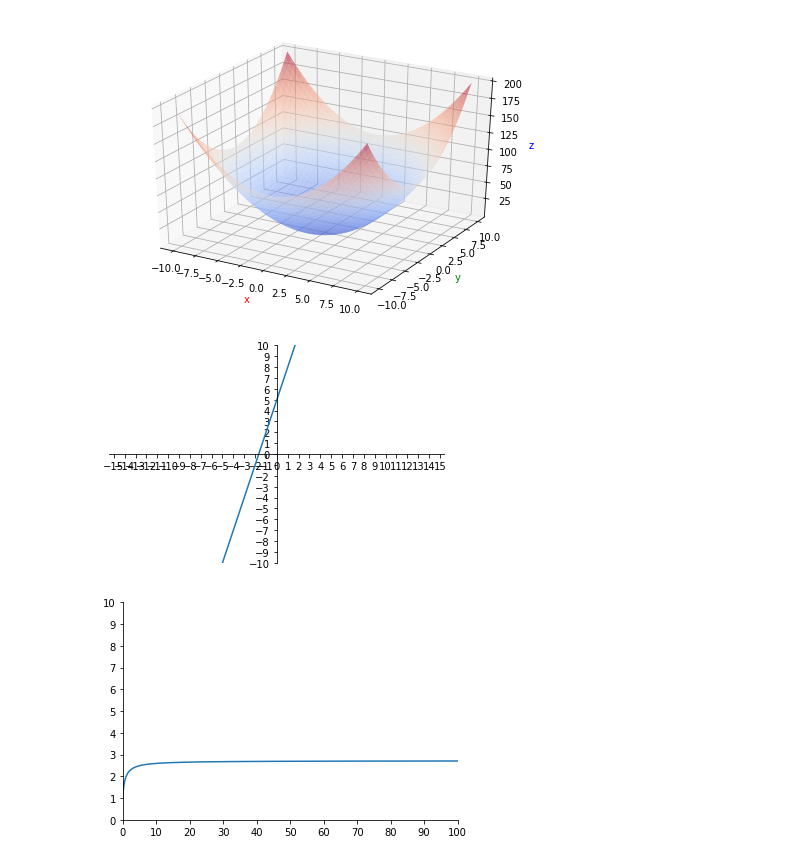
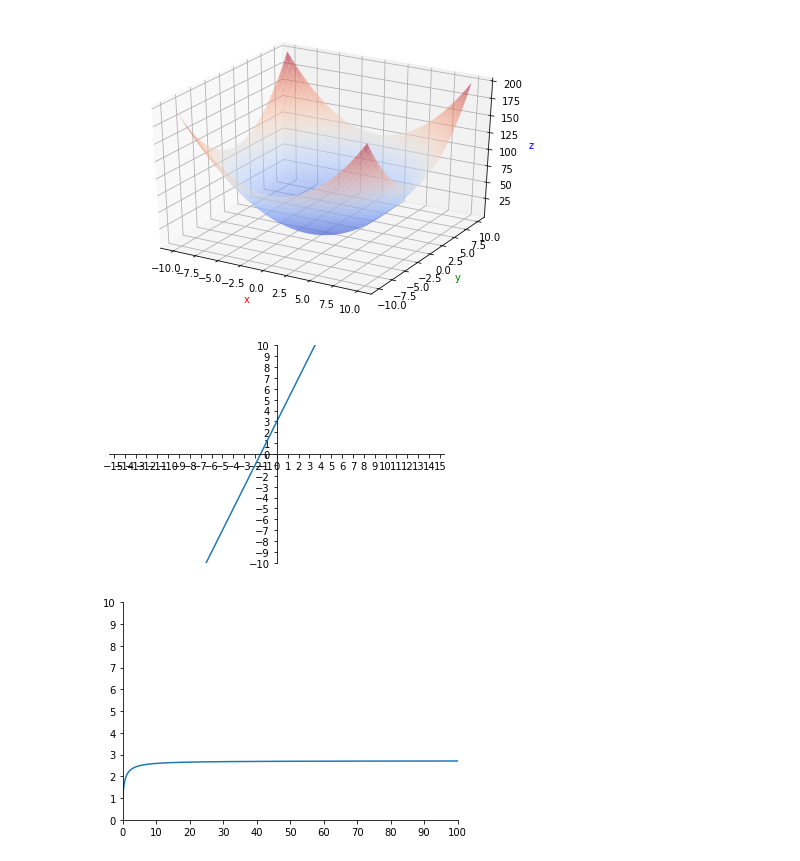
Before and after one commit to kastaineibum/WittyMathematics, a Jupyter notebook: python/src/testmatplot.ipynb, the cells around one changed output. Drawn from its saved outputs; the diff is of its cells as text; code cells hidden in the pictures.

```diff
--- a/python/src/testmatplot.ipynb
+++ b/python/src/testmatplot.ipynb
@@ -108,30 +108,30 @@ plt.show()
 # %%
 #一元一次函数 直线
 import matplotlib.pyplot as plt
 import numpy as np
 from matplotlib.pyplot import MultipleLocator#从pyplot导入MultipleLocator类，这个类用于设置刻度间隔
 x2=np.linspace(-10,10,50) #替换这里的横轴显示范围和取样点个数
-y2=3*x2+5 #替换这里的函数表达式
+y2=2*x2+3 #替换这里的函数表达式
 plt.figure()
 plt.axis('equal')
 plt.plot(x2, y2)
 x_major_locator=MultipleLocator(1) #把x轴的刻度间隔设置为1，并存在变量里
 y_major_locator=MultipleLocator(1) #把y轴的刻度间隔设置为1，并存在变量里
 ax=plt.gca()
 ax.xaxis.set_major_locator(x_major_locator)#把x轴的主刻度设置为1的倍数
 ax.yaxis.set_major_locator(y_major_locator)#把y轴的主刻度设置为1的倍数
 plt.xlim(-10,10) #x轴的刻度范围设置
 plt.ylim(-10,10) #y轴的刻度范围设置
 ax.spines['right'].set_color('none')
 ax.spines['top'].set_color('none')
 ax.xaxis.set_ticks_position('bottom')
 ax.spines['bottom'].set_position(('data',0))
 ax.yaxis.set_ticks_position('left')
 ax.spines['left'].set_position(('data',0))
 plt.savefig("./2xplus3.png",dpi=500,bbox_inches = 'tight')
 plt.show()
 # %% [output]
-[figure, old version]
+[figure, new version]
 # %%
 #随意绘制 (1+1/x)^x
 import matplotlib.pyplot as plt
```
Also changed, not shown: 1 other file.
